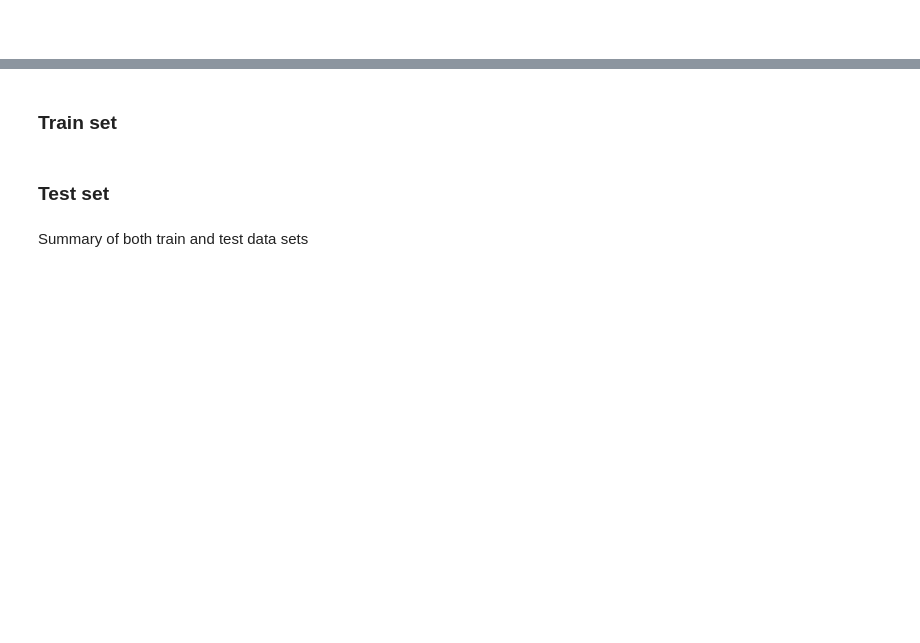
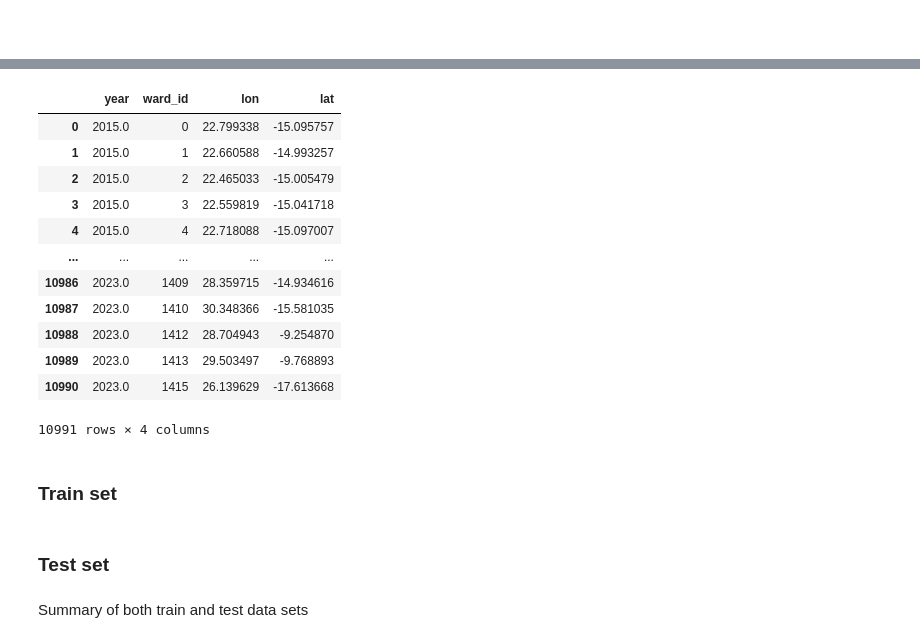
Before and after one commit to mosaiks-capstone/Modeling, a Jupyter notebook: gabmodeltesting.ipynb, the cells around one changed output, grey strips where cells are left out. Saved outputs shown, nothing was run; the diff lists cells and outputs as text; code cells hidden in the pictures; blank space fills up the shorter version.

```diff
--- a/gabmodeltesting.ipynb
+++ b/gabmodeltesting.ipynb
@@ -453,0 +539,16 @@ zambia.head()
+# %%
+identifiers
+# %% [output]
+|  | year | ward_id | lon | lat |
+| 0 | 2015.0 | 0 | 22.799338 | -15.095757 |
+| 1 | 2015.0 | 1 | 22.660588 | -14.993257 |
+| 2 | 2015.0 | 2 | 22.465033 | -15.005479 |
+| 3 | 2015.0 | 3 | 22.559819 | -15.041718 |
+| 4 | 2015.0 | 4 | 22.718088 | -15.097007 |
+| ... | ... | ... | ... | ... |
+| 10986 | 2023.0 | 1409 | 28.359715 | -14.934616 |
+| 10987 | 2023.0 | 1410 | 30.348366 | -15.581035 |
+| 10988 | 2023.0 | 1412 | 28.704943 | -9.254870 |
+| 10989 | 2023.0 | 1413 | 29.503497 | -9.768893 |
+| 10990 | 2023.0 | 1415 | 26.139629 | -17.613668 |
+10991 rows × 4 columns
```
Also changed, not shown: parts of 17 cells of this notebook, 2 other files.
